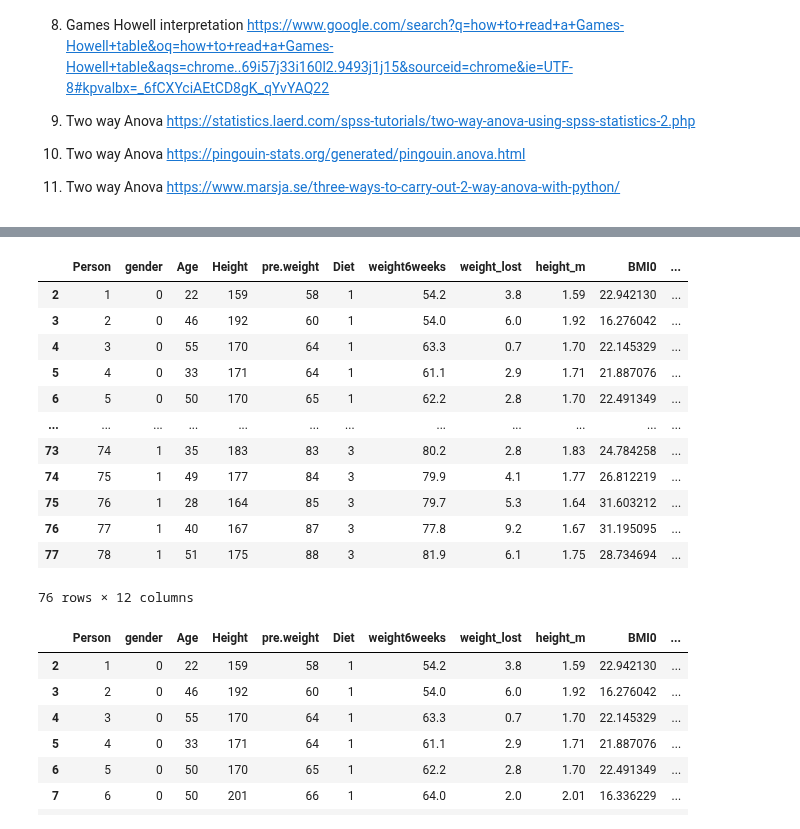
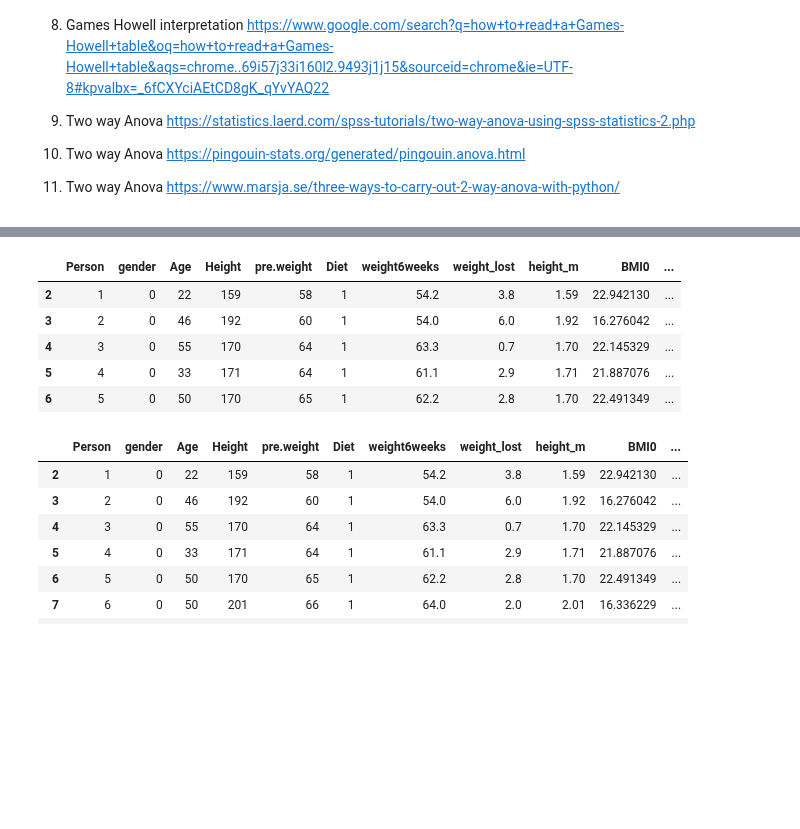
Before and after one commit to Jonathangmit/Machine-learning-and-statistics, a Jupyter notebook: scipy-stats.ipynb, the cells around one changed output, grey strips where cells are left out. Saved outputs shown, nothing was run; the diff lists cells and outputs as text; code cells hidden in the pictures; blank space fills up the shorter version.

```diff
--- a/scipy-stats.ipynb
+++ b/scipy-stats.ipynb
@@ -127,18 +113,12 @@ df['BMI6']= df['weight6weeks']/(df['height_m']*df['height_m'])
 df['deltaBMI']=df['BMI0']-df['BMI6']
 # %%
-df
+# Viewing the new table
+df.head()
 # %% [output]
 |  | Person | gender | Age | Height | pre.weight | Diet | weight6weeks | weight_lost | height_m | BMI0 | ... |
 | 2 | 1 | 0 | 22 | 159 | 58 | 1 | 54.2 | 3.8 | 1.59 | 22.942130 | ... |
 | 3 | 2 | 0 | 46 | 192 | 60 | 1 | 54.0 | 6.0 | 1.92 | 16.276042 | ... |
 | 4 | 3 | 0 | 55 | 170 | 64 | 1 | 63.3 | 0.7 | 1.70 | 22.145329 | ... |
 | 5 | 4 | 0 | 33 | 171 | 64 | 1 | 61.1 | 2.9 | 1.71 | 21.887076 | ... |
 | 6 | 5 | 0 | 50 | 170 | 65 | 1 | 62.2 | 2.8 | 1.70 | 22.491349 | ... |
-| ... | ... | ... | ... | ... | ... | ... | ... | ... | ... | ... | ... |
-| 73 | 74 | 1 | 35 | 183 | 83 | 3 | 80.2 | 2.8 | 1.83 | 24.784258 | ... |
-| 74 | 75 | 1 | 49 | 177 | 84 | 3 | 79.9 | 4.1 | 1.77 | 26.812219 | ... |
-| 75 | 76 | 1 | 28 | 164 | 85 | 3 | 79.7 | 5.3 | 1.64 | 31.603212 | ... |
-| 76 | 77 | 1 | 40 | 167 | 87 | 3 | 77.8 | 9.2 | 1.67 | 31.195095 | ... |
-| 77 | 78 | 1 | 51 | 175 | 88 | 3 | 81.9 | 6.1 | 1.75 | 28.734694 | ... |
-76 rows × 12 columns
 # %%
```
Also changed, not shown: parts of 56 cells of this notebook.
